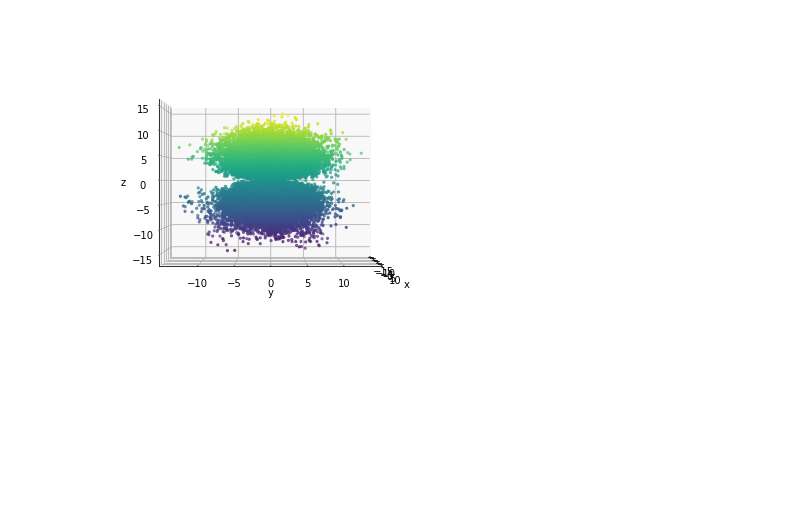
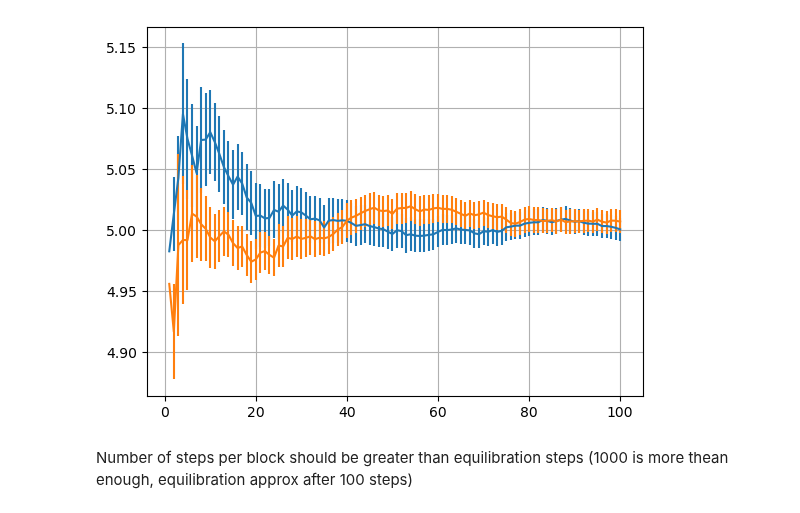
Before and after one commit to YggdrasilUrthr/NSL, a Jupyter notebook: Lab5/Lab5.ipynb, the cells around one changed output. Cells and saved outputs as stored; diff of their text form; code cells hidden in the pictures; blank space fills up the shorter version.

```diff
--- a/Lab5/Lab5.ipynb
+++ b/Lab5/Lab5.ipynb
@@ -27,19 +75,12 @@ plt.show()
-# %%
-H_2P = np.loadtxt(csv_path + "Ex5_1_2P.csv", delimiter=',')
-
-X=H_2P[:,0]
-Y=H_2P[:,1]
-Z=H_2P[:,2]
-
-fig = plt.figure()
-fig.set_size_inches(6, 6)
-ax = fig.add_subplot(projection='3d')
-ax.scatter(X, Y, Z, c=Z, marker='.')
-ax.set_xlabel('x')
-ax.set_ylabel('y')
-ax.set_zlabel('z')
-ax.view_init(0, 0)
-
-plt.show()
-# %% [output]
-[figure, removed]
+# %%
+exc_r = np.loadtxt(csv_path + "Ex5_1_2P_r.csv", delimiter=",")
+exc_r_gauss = np.loadtxt(csv_path + "Ex5_1_2P_r_gauss.csv", delimiter=",")
+
+plt.errorbar(np.arange(1, np.size(exc_r[:,0]) + 1, 1), exc_r[:,0], yerr=exc_r[:,1])
+plt.errorbar(np.arange(1, np.size(exc_r[:,0]) + 1, 1), exc_r_gauss[:,0], yerr=exc_r_gauss[:,1])
+plt.grid(True)
+plt.show()
+# %% [output]
+[figure, added]
+# %% [markdown]
+Number of steps per block should be greater than equilibration steps (1000 is more thean enough, equilibration approx after 100 steps)
```
Also changed, not shown: parts of 6 cells of this notebook, 20 other files.
